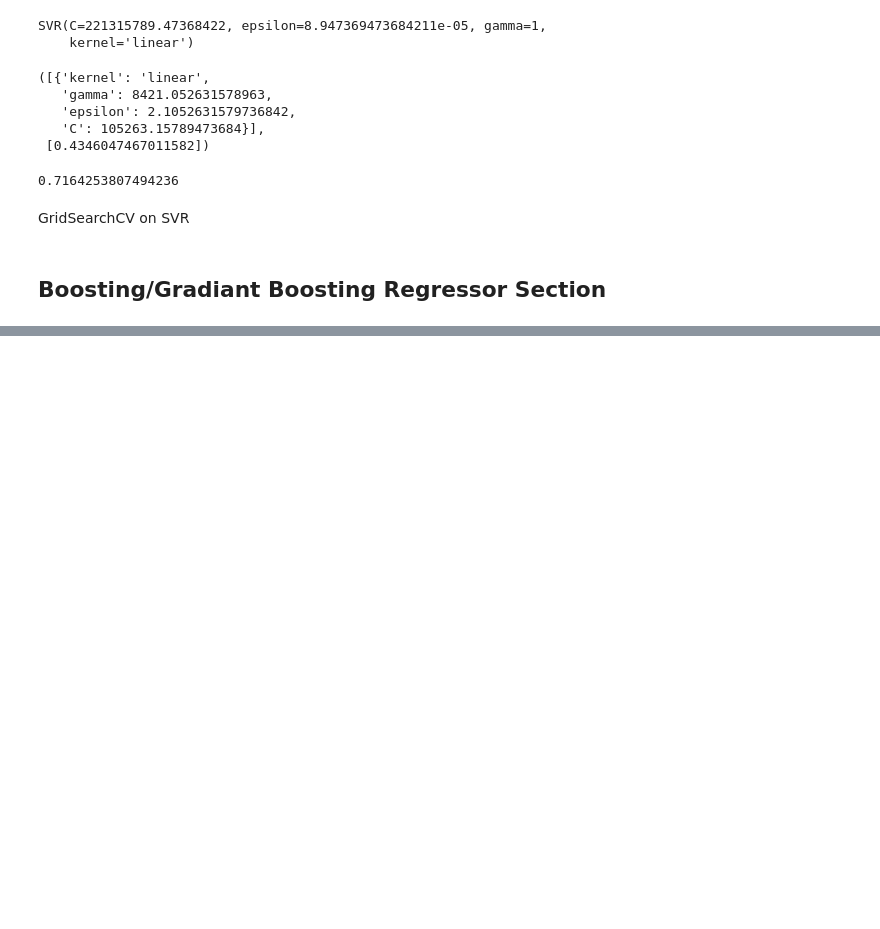
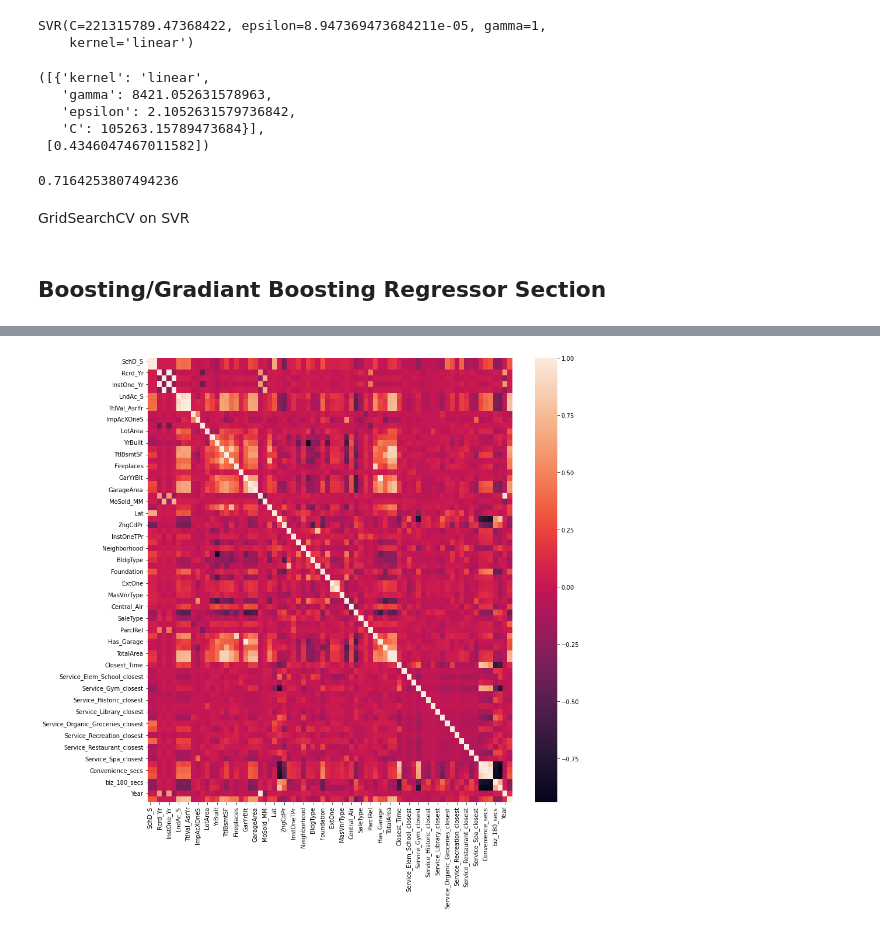
Before and after one commit to lelandjmurrin/Ames_Housing_Project, a Jupyter notebook: Ames_Housing_SalePrice_Distance_Predictions.ipynb, the cells around one changed output, grey strips where cells are left out. Saved outputs shown, nothing was run; the diff lists cells and outputs as text; code cells hidden in the pictures; blank space fills up the shorter version.

```diff
--- a/Ames_Housing_SalePrice_Distance_Predictions.ipynb
+++ b/Ames_Housing_SalePrice_Distance_Predictions.ipynb
@@ -994,0 +966,27 @@ grid_search_GBR.score(years["2019"]["X"]["train"], years["2019"]["y"]["train"]),
+# %%
+all_cat_house_cols = years["Both"]["df_house"].dropna(axis = 1).select_dtypes(include = 'object').columns.tolist()
+# %%
+# col = 'Source'
+# years["Both"]["df_house"].dropna(axis = 1).select_dtypes(include = 'object')[col].value_counts()
+
+
+selected_cat_house_cols = ['ZngCdPr', 'ClassSc_S', 'Inst1TPr', 'ValType', 'Neighborhood',
+'ParType', 'BldgType', 'HouseStyle', 'Foundation', 'RoofMatl', 'Ext1', 'Ext2',
+'MasVnrType', 'Heating', 'Central Air', 'GarageType', 'SaleType', 'SaleCond',
+'ParclRel']
+# %%
+LE = LabelEncoder()
+
+unselected_num_house_cols = ['SalePrice', 'MapRefNo', 'GeoRefNo', 'Tier',
+'Range', 'ImpAc_S', 'ImpAcX2S', 'HSTtl_D', 'MilVal_D',
+'HSTtl_S', 'MilVal_S', 'AcreX_S1', 'AcreNt_S', 'BldgNo_S']
+
+df_features_house = (years["Both"]["df_house"]
+    .drop(all_cat_house_cols + unselected_num_house_cols, axis = 1)
+    .dropna(axis = 1)
+    #.drop(unselected_num_house_cols, axis = 1)
+    .join(years["Both"]["df_house"][selected_cat_house_cols]
+            .apply(lambda x: LE.fit_transform(x)))
+)#.describe().T
+
+#.set_axis(["cnt", "avg", "st_d", "minimum", "q1", "median", "q3", "maximum"], axis = 1).query("maximum == minimum").index
@@ -994,0 +1026,2 @@ grid_search_GBR.score(years["2019"]["X"]["train"], years["2019"]["y"]["train"]),
+# %%
+df_features_all_encoded = df_features_house.join(years["Both"]["df_feature_all"].iloc[:, 11:].filter(regex = "Has|Area|Closest|closest|secs|historic|biz|Year"))
@@ -994,0 +1112,4 @@ grid_search_GBR.score(years["2019"]["X"]["train"], years["2019"]["y"]["train"]),
+# %%
+results_EDA_enc = EDA_report(df_features_all_encoded.join(years["Both"]["df_house"].SalePrice))
+# %% [output]
+[figure, added]
```
Also changed, not shown: parts of 70 cells of this notebook, 13 other files.
